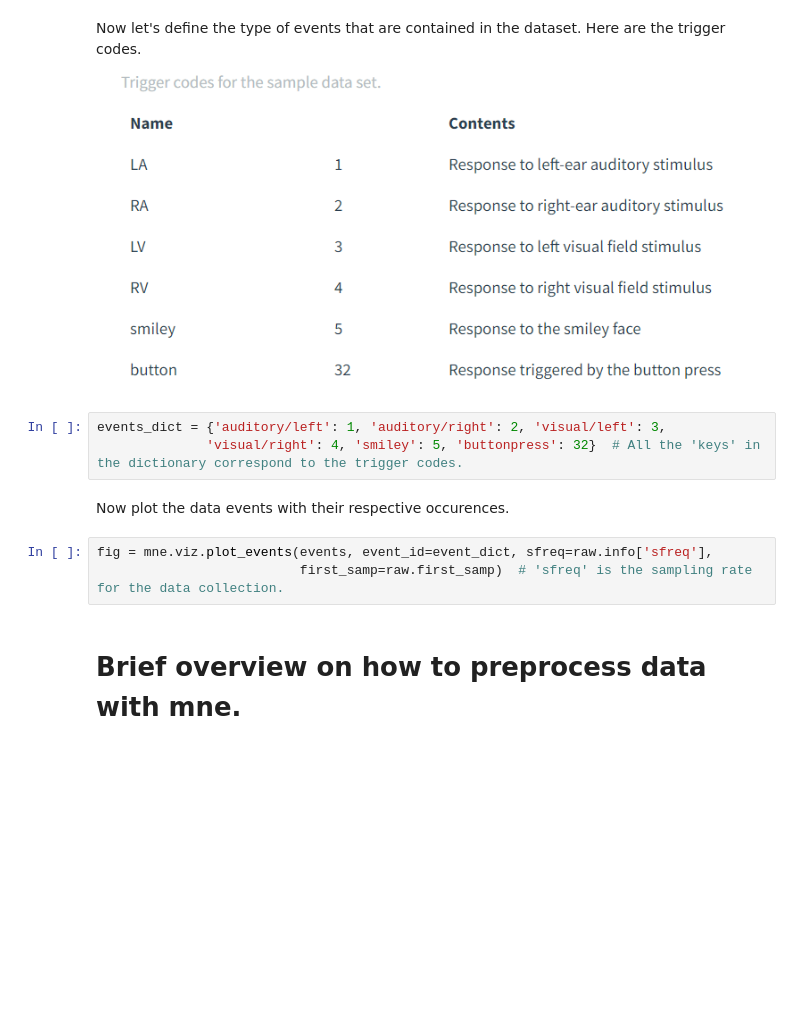
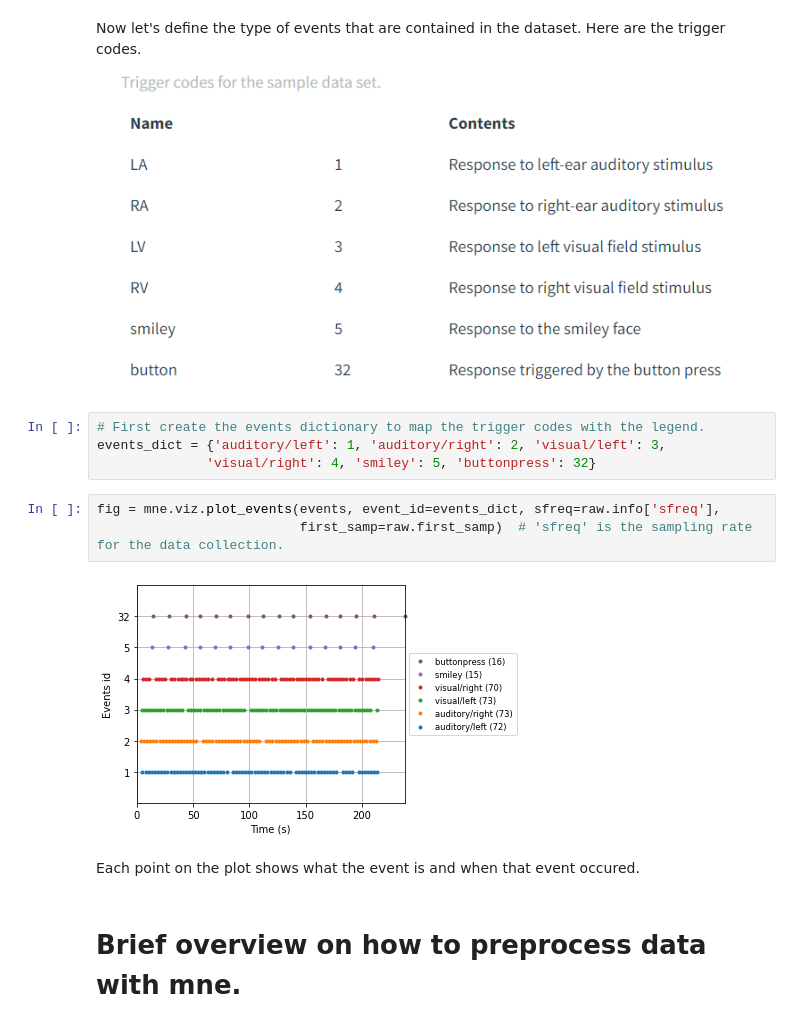
Before and after one commit to simpleParadox/PSYCO-576-Fall-2020, a Jupyter notebook: PSYCO_576_ML_for_Psychology_DW_1.ipynb, the cells around one changed output. Cells and saved outputs as stored; diff of their text form; blank space fills up the shorter version.

```diff
--- a/PSYCO_576_ML_for_Psychology_DW_1.ipynb
+++ b/PSYCO_576_ML_for_Psychology_DW_1.ipynb
@@ -120,13 +148,16 @@ print(events[:10])  # show the first 10 events. # The last column is the
 Now let's define the type of events that are contained in the dataset. Here are the trigger codes.
 ![image.png](embedded-picture-1)
 # %%
+# First create the events dictionary to map the trigger codes with the legend.
 events_dict = {'auditory/left': 1, 'auditory/right': 2, 'visual/left': 3,
-              'visual/right': 4, 'smiley': 5, 'buttonpress': 32}  # All the 'keys' in the dictionary correspond to the trigger codes.
+              'visual/right': 4, 'smiley': 5, 'buttonpress': 32}
-# %% [markdown]
-Now plot the data events with their respective occurences.
 # %%
-fig = mne.viz.plot_events(events, event_id=event_dict, sfreq=raw.info['sfreq'],
+fig = mne.viz.plot_events(events, event_id=events_dict, sfreq=raw.info['sfreq'],
                           first_samp=raw.first_samp)  # 'sfreq' is the sampling rate for the data collection.
+# %% [output]
+[figure, added]
+# %% [markdown]
+Each point on the plot shows what the event is and when that event occured.
 # %% [markdown]
 # Brief overview on how to preprocess data with mne.
 # %% [markdown]
```
Also changed, not shown: parts of 31 cells of this notebook.
